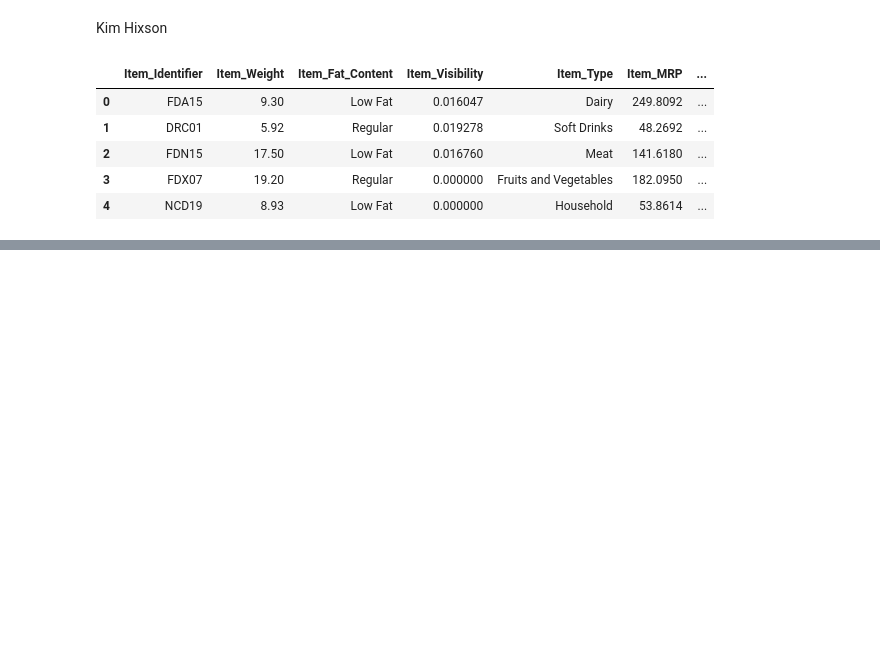
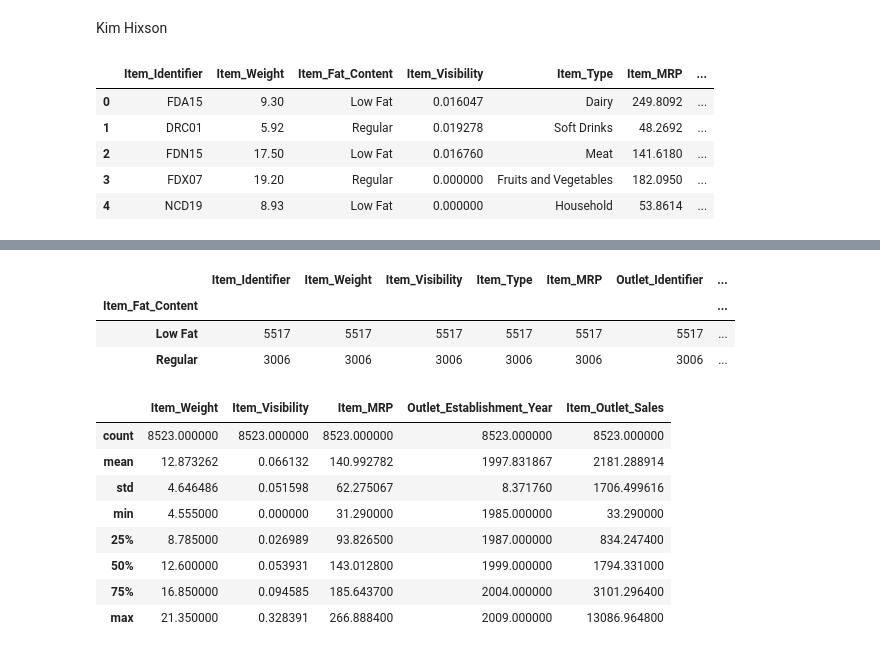
Before and after one commit to khixson1/Food_Sales_Prediction, a Jupyter notebook: Food_Sales_Predictions.ipynb, the cells around one changed output, grey strips where cells are left out. Drawn from its saved outputs; the diff is of its cells as text; code cells hidden in the pictures; blank space fills up the shorter version.

```diff
--- a/Food_Sales_Predictions.ipynb
+++ b/Food_Sales_Predictions.ipynb
@@ -21,0 +168,33 @@ df.head()
+# %%
+# 7) Find and fix any inconsistent categories of data (example: fix cat, Cat, and cats so that they are consistent).
+# GroupBy of df shows that there are 3 different notations for low fat, and two notations for regular
+
+df['Item_Fat_Content'].replace({'LF': 'Low Fat', 'low fat': 'Low Fat', 'reg': 'Regular'}, inplace=True)
+df
+
+df.groupby(['Item_Fat_Content']).count()
+# %% [output]
+|  | Item_Identifier | Item_Weight | Item_Visibility | Item_Type | Item_MRP | Outlet_Identifier | ... |
+| Item_Fat_Content |  |  |  |  |  |  | ... |
+| Low Fat | 5517 | 5517 | 5517 | 5517 | 5517 | 5517 | ... |
+| Regular | 3006 | 3006 | 3006 | 3006 | 3006 | 3006 | ... |
+# %%
+# 8) For any numerical columns, obtain the summary statistics of each (min, max, mean)
+
+# Separating numerical data in df
+df.dtypes == 'object'
+
+num_vars = df.columns[df.dtypes != 'object']
+
+# Showing summary statistics of each
+df[num_vars].describe()
+# %% [output]
+|  | Item_Weight | Item_Visibility | Item_MRP | Outlet_Establishment_Year | Item_Outlet_Sales |
+| count | 8523.000000 | 8523.000000 | 8523.000000 | 8523.000000 | 8523.000000 |
+| mean | 12.873262 | 0.066132 | 140.992782 | 1997.831867 | 2181.288914 |
+| std | 4.646486 | 0.051598 | 62.275067 | 8.371760 | 1706.499616 |
+| min | 4.555000 | 0.000000 | 31.290000 | 1985.000000 | 33.290000 |
+| 25% | 8.785000 | 0.026989 | 93.826500 | 1987.000000 | 834.247400 |
+| 50% | 12.600000 | 0.053931 | 143.012800 | 1999.000000 | 1794.331000 |
+| 75% | 16.850000 | 0.094585 | 185.643700 | 2004.000000 | 3101.296400 |
+| max | 21.350000 | 0.328391 | 266.888400 | 2009.000000 | 13086.964800 |
```
Also changed, not shown: parts of 8 cells of this notebook.
